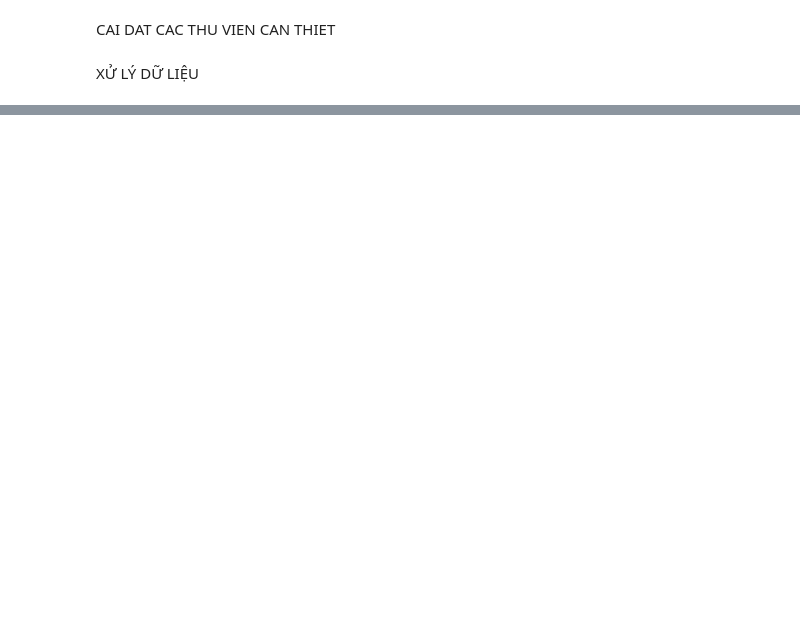
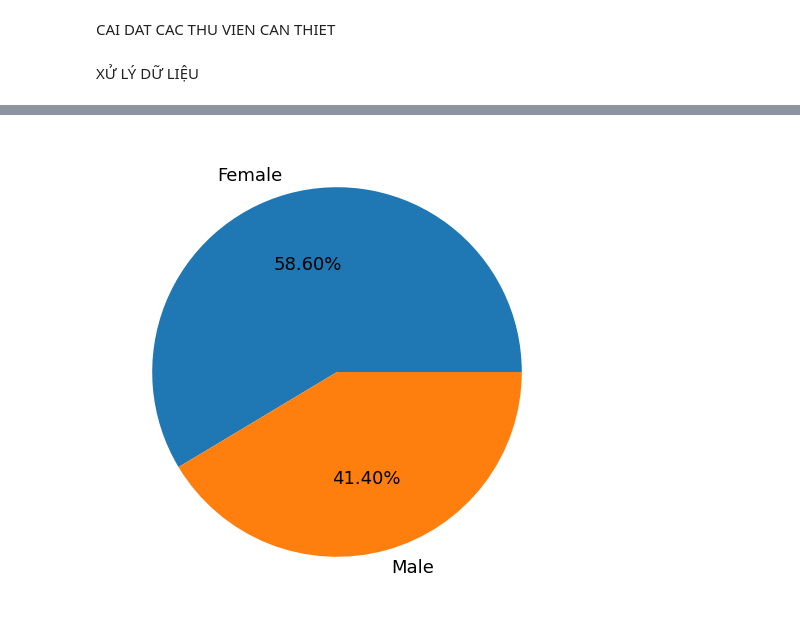
Before and after one commit to KhongDucQuang/Project_I, a Jupyter notebook: BaiTapLon/strokePre.ipynb, the cells around one changed output, grey strips where cells are left out. Saved outputs shown, nothing was run; the diff lists cells and outputs as text; code cells hidden in the pictures; blank space fills up the shorter version.

```diff
--- a/BaiTapLon/strokePre.ipynb
+++ b/BaiTapLon/strokePre.ipynb
@@ -126,0 +128,10 @@ KeyboardInterrupt:
+# %%
+plt.figure(figsize = (6, 6))
+temp = [2994,2115]
+labels = ['Female','Male']
+textprops = {"fontsize":13}
+plt.pie(temp,labels=labels,autopct='%1.2f%%',textprops=textprops)
+
+plt.show()
+# %% [output]
+[figure, added]
```
Also changed, not shown: parts of 36 cells of this notebook, 23 other files.
